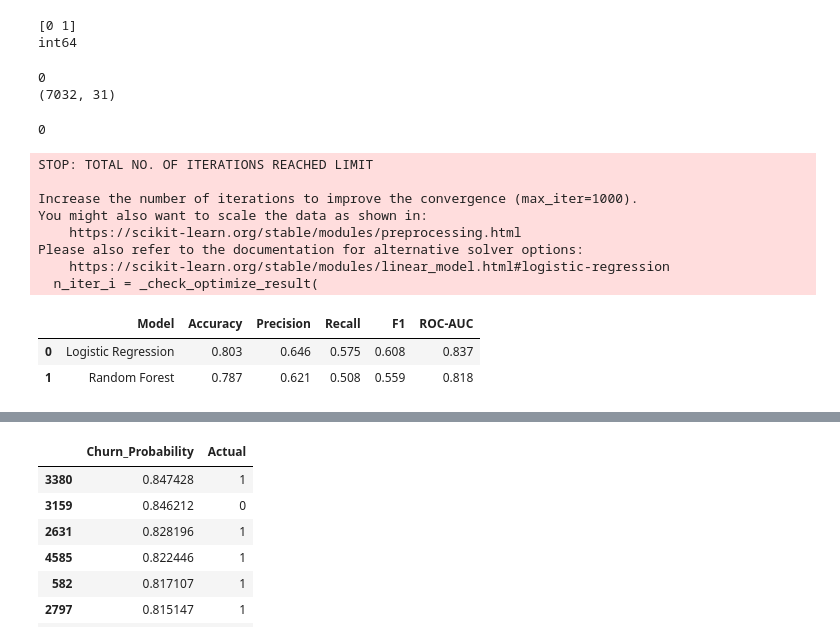
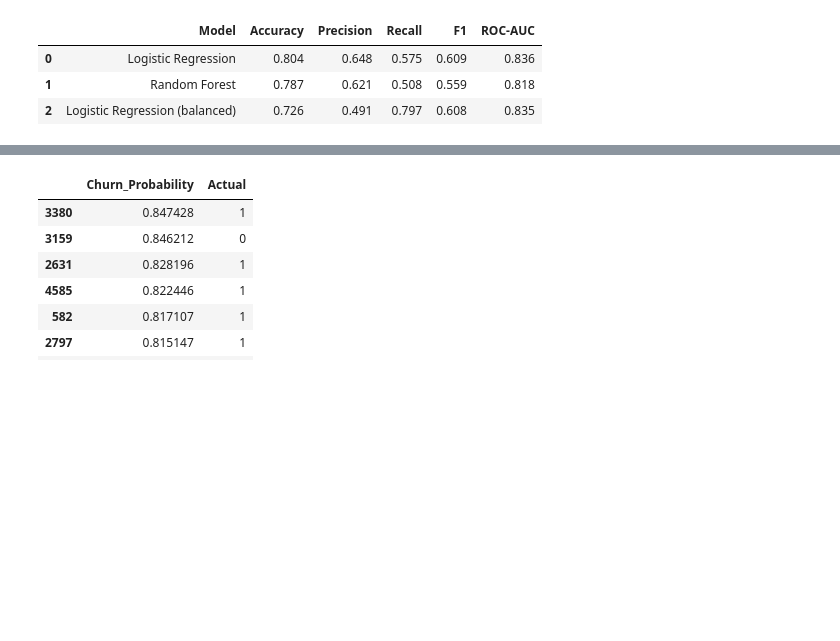
Before and after one commit to jyoshna5906/telecom-churn-analysis, a Jupyter notebook: churn.ipynb, the cells around one changed output, grey strips where cells are left out. Saved outputs shown, nothing was run; the diff lists cells and outputs as text; code cells hidden in the pictures; blank space fills up the shorter version.

```diff
--- a/churn.ipynb
+++ b/churn.ipynb
@@ -92,12 +76,11 @@ plt.show()
 # %%
 from sklearn.model_selection import train_test_split
-from sklearn.ensemble import RandomForestClassifier
-from sklearn.linear_model import LogisticRegression
-from sklearn.metrics import accuracy_score, classification_report, confusion_matrix
 
 df_model = pd.get_dummies(df, drop_first=True)
 X = df_model.drop("Churn", axis=1)
 y = df_model["Churn"]
 
 X_train, X_test, y_train, y_test = train_test_split(
-    X, y, test_size=0.2, random_state=42, stratify=y)
+    X, y, test_size=0.2, random_state=42, stratify=y
+)
+print(X_train.shape, X_test.shape)
@@ -104,10 +88,0 @@ X_train, X_test, y_train, y_test = train_test_split(
-# %%
-lr = LogisticRegression(max_iter=3000).fit(X_train, y_train)
-rf = RandomForestClassifier(n_estimators=200, random_state=42).fit(X_train, y_train)
-
-for name, m in [("Logistic Regression", lr), ("Random Forest", rf)]:
-    pred = m.predict(X_test)
-    print("====", name, "====")
-    print("Accuracy:", round(accuracy_score(y_test, pred), 4))
-    print(classification_report(y_test, pred))
-    print(confusion_matrix(y_test, pred))
@@ -209,66 +89,38 @@ df_model.head()
-# %%
-print(df["Churn"].unique())
-print(df["Churn"].dtype)
-# %% [output]
-[0 1]
-int64
-# %%
-
-df_model = df.copy()
-
-if "customerID" in df_model.columns:
-    df_model = df_model.drop("customerID", axis=1)
-
-# Churn Yes/No aina, 0/1 aina handle chestundi
-if df_model["Churn"].dtype == "object":
-    df_model["Churn"] = df_model["Churn"].str.strip().map({"Yes": 1, "No": 0})
-
-df_model = pd.get_dummies(df_model, drop_first=True)
-
-print(df_model["Churn"].isna().sum())   # 0 ravali
-print(df_model.shape)
-# %% [output]
-0
-(7032, 31)
-# %%
-print(df_model.isna().sum().sum())
-df_model = df_model.dropna()
-# %% [output]
-0
 # %%
+from sklearn.linear_model import LogisticRegression
+from sklearn.ensemble import RandomForestClassifier
+from sklearn.preprocessing import StandardScaler
+from sklearn.pipeline import make_pipeline
+from sklearn.metrics import accuracy_score, precision_score, recall_score, f1_score, roc_auc_score
+
 models = {
-    "Logistic Regression": LogisticRegression(max_iter=1000),
+    "Logistic Regression": make_pipeline(StandardScaler(), LogisticRegression(max_iter=2000)),
     "Random Forest": RandomForestClassifier(n_estimators=200, random_state=42),
+    "Logistic Regression (balanced)": make_pipeline(
+        StandardScaler(), LogisticRegression(max_iter=2000, class_weight="balanced")
+    ),
 }
 
 results = []
-for name, model in models.items():
-    model.fit(X_train, y_train)
-    pred = model.predict(X_test)
-    prob = model.predict_proba(X_test)[:, 1]
+for name, m in models.items():
+    m.fit(X_train, y_train)
+    pred = m.predict(X_test)
+    prob = m.predict_proba(X_test)[:, 1]
     results.append({
         "Model": name,
         "Accuracy": accuracy_score(y_test, pred),
         "Precision": precision_score(y_test, pred),
         "Recall": recall_score(y_test, pred),
         "F1": f1_score(y_test, pred),
         "ROC-AUC": roc_auc_score(y_test, prob),
     })
 
-results_df = pd.DataFrame(results).round(3)
-results_df
+pd.DataFrame(results).round(3)
 # %% [output]
-STOP: TOTAL NO. OF ITERATIONS REACHED LIMIT
-
-Increase the number of iterations to improve the convergence (max_iter=1000).
-You might also want to scale the data as shown in:
-    https://scikit-learn.org/stable/modules/preprocessing.html
-Please also refer to the documentation for alternative solver options:
-    https://scikit-learn.org/stable/modules/linear_model.html#logistic-regression
-  n_iter_i = _check_optimize_result(
 |  | Model | Accuracy | Precision | Recall | F1 | ROC-AUC |
-| 0 | Logistic Regression | 0.803 | 0.646 | 0.575 | 0.608 | 0.837 |
+| 0 | Logistic Regression | 0.804 | 0.648 | 0.575 | 0.609 | 0.836 |
 | 1 | Random Forest | 0.787 | 0.621 | 0.508 | 0.559 | 0.818 |
+| 2 | Logistic Regression (balanced) | 0.726 | 0.491 | 0.797 | 0.608 | 0.835 |
 # %%
 import joblib, os
 os.makedirs("models", exist_ok=True)
```
Also changed, not shown: parts of 24 cells of this notebook, 2 other files.
